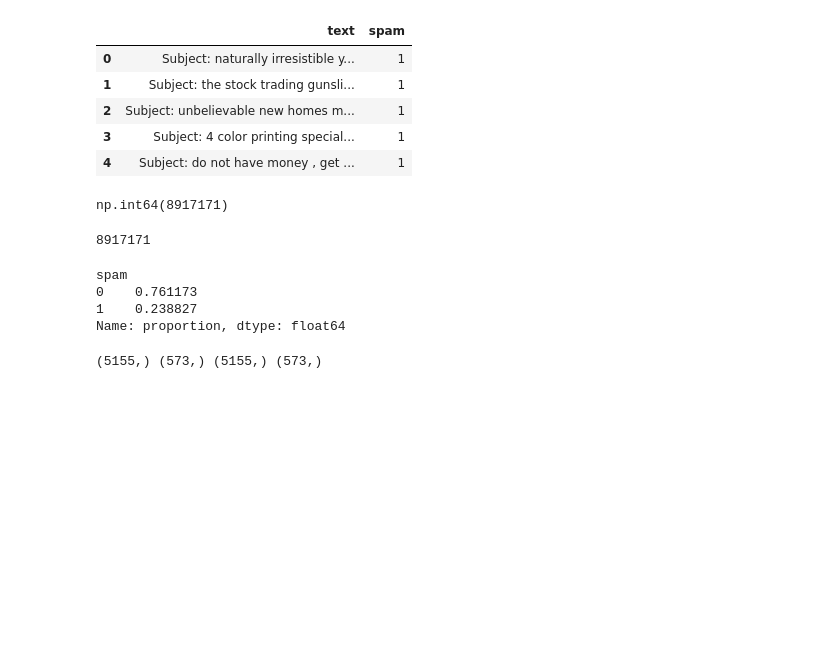
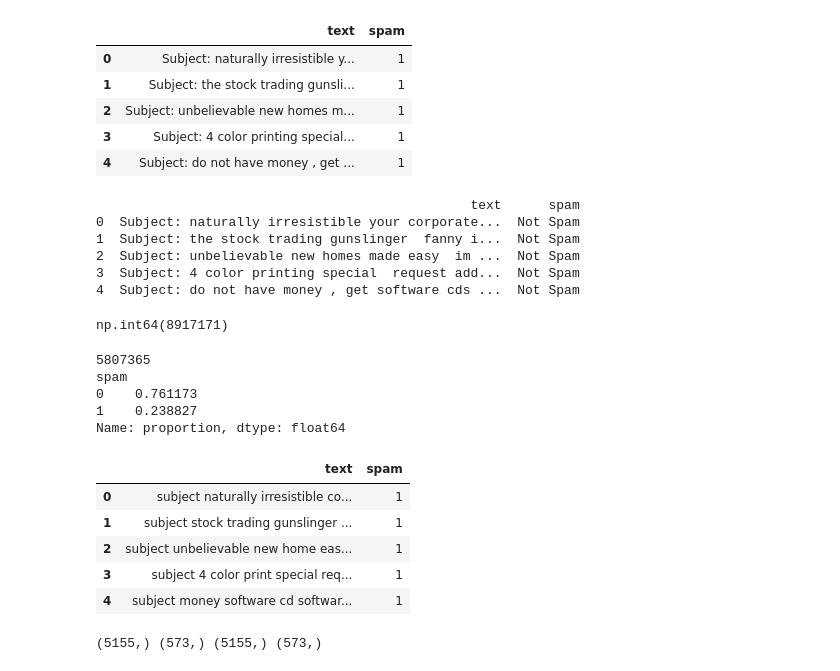
Before and after one commit to 9more/test_repo, a Jupyter notebook: b-spam_filtering/spam_filtering.ipynb, the cells around one changed output. Cells and saved outputs as stored; diff of their text form; code cells hidden in the pictures; blank space fills up the shorter version.

```diff
--- a/b-spam_filtering/spam_filtering.ipynb
+++ b/b-spam_filtering/spam_filtering.ipynb
@@ -43,27 +44,44 @@ df.head()
 | 3 | Subject: 4 color printing special... | 1 |
 | 4 | Subject: do not have money , get ... | 1 |
 # %%
+df.spam=df.spam.map({0:'Spam', 1:'Not Spam'})
+print(df.head())
 df.text.str.len().sum()
 # %% [output]
-np.int64(8917171)
+                                                text      spam
+0  Subject: naturally irresistible your corporate...  Not Spam
+1  Subject: the stock trading gunslinger  fanny i...  Not Spam
+2  Subject: unbelievable new homes made easy  im ...  Not Spam
+3  Subject: 4 color printing special  request add...  Not Spam
+4  Subject: do not have money , get software cds ...  Not Spam
+np.int64(8917171)
 # %%
 nlp=spacy.load('en_core_web_sm') # Function to clean and process the data for training
-def extract(x):
-    df=pd.DataFrame(x,columns=['text'])
+def extract(df):
+    #df=pd.DataFrame(x,columns=['text'])
     def lemma(text):
         doc=nlp(''.join(text))
         tok=[token.lemma_ for token in doc
              if not token.is_punct and not token.is_stop]
         return ' '.join(tok)
     df['text']=df['text'].str.lower().apply(lemma)
-    return df.to_numpy()
+    return df
+# %%
+df_one= extract(df.copy())
 # %%
-print(df['text'].str.len().sum())
-df.spam.value_counts(normalize=True)  #Checking to see how unbalanced is the dataset
+print(df_one['text'].str.len().sum())
+print(df.spam.value_counts(normalize=True))  #Checking to see how unbalanced is the dataset
+df.head()
 # %% [output]
-8917171
+5807365
+spam
+0    0.761173
+1    0.238827
+Name: proportion, dtype: float64
-spam
-0    0.761173
-1    0.238827
-Name: proportion, dtype: float64
+|  | text | spam |
+| 0 | subject naturally irresistible co... | 1 |
+| 1 | subject stock trading gunslinger ... | 1 |
+| 2 | subject unbelievable new home eas... | 1 |
+| 3 | subject 4 color print special req... | 1 |
+| 4 | subject money software cd softwar... | 1 |
 # %%
```
Also changed, not shown: parts of 17 cells of this notebook, 17 other files.
